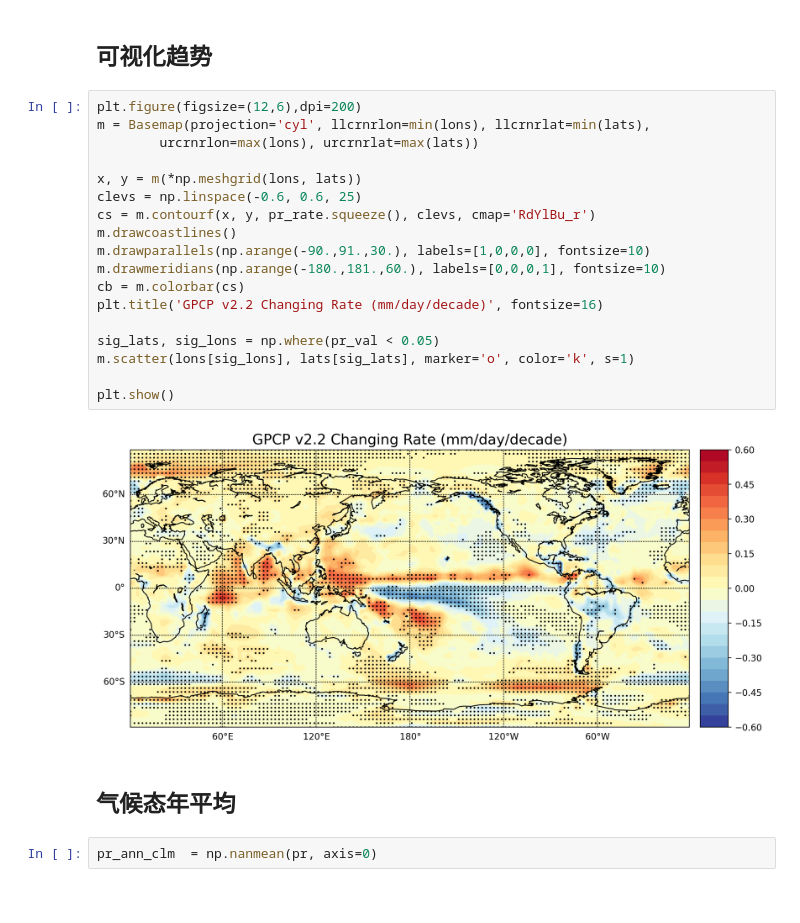
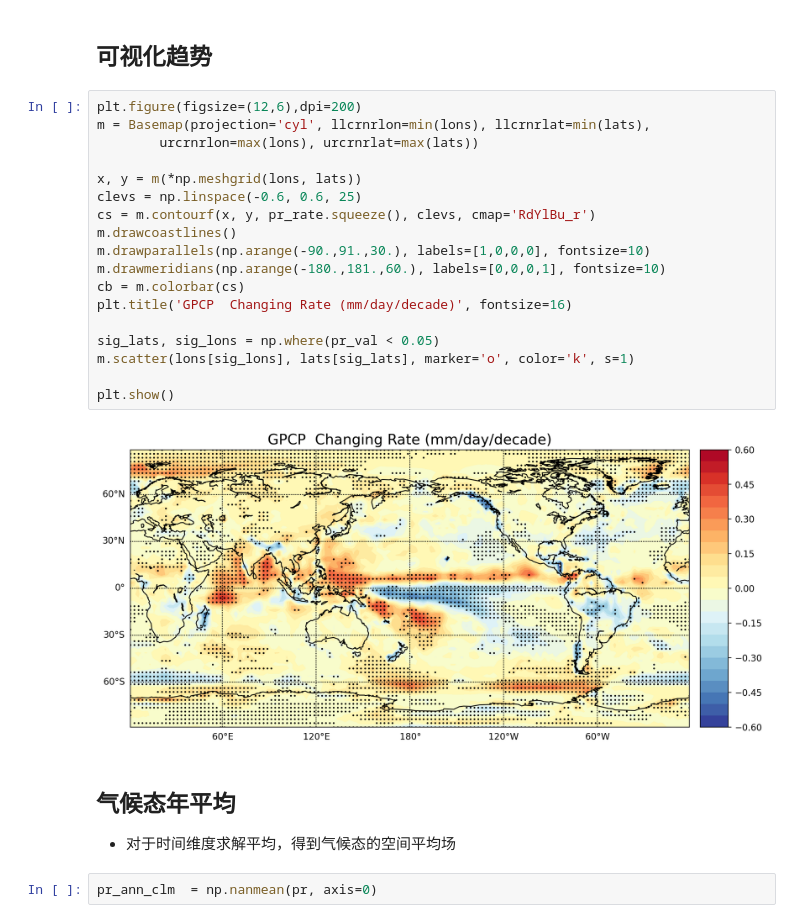
Before and after one commit to Blissful-Jasper/jianpu_record, a Jupyter notebook: Python-GPCP-趋势分析.ipynb, the cells around one changed output. Drawn from its saved outputs; the diff is of its cells as text.

```diff
--- a/Python-GPCP-趋势分析.ipynb
+++ b/Python-GPCP-趋势分析.ipynb
@@ -147,25 +167,27 @@ pr_rate.shape
 # %%
 plt.figure(figsize=(12,6),dpi=200)
 m = Basemap(projection='cyl', llcrnrlon=min(lons), llcrnrlat=min(lats),
         urcrnrlon=max(lons), urcrnrlat=max(lats))
 
 x, y = m(*np.meshgrid(lons, lats))
 clevs = np.linspace(-0.6, 0.6, 25)
 cs = m.contourf(x, y, pr_rate.squeeze(), clevs, cmap='RdYlBu_r')
 m.drawcoastlines()
 m.drawparallels(np.arange(-90.,91.,30.), labels=[1,0,0,0], fontsize=10)
 m.drawmeridians(np.arange(-180.,181.,60.), labels=[0,0,0,1], fontsize=10)
 cb = m.colorbar(cs)
-plt.title('GPCP v2.2 Changing Rate (mm/day/decade)', fontsize=16)
+plt.title('GPCP  Changing Rate (mm/day/decade)', fontsize=16)
 
 sig_lats, sig_lons = np.where(pr_val < 0.05)
 m.scatter(lons[sig_lons], lats[sig_lats], marker='o', color='k', s=1)
 
 plt.show()
 # %% [output]
-[figure, old version]
+[figure, new version]
 # %% [markdown]
 ## 气候态年平均
+
+- 对于时间维度求解平均，得到气候态的空间平均场
 # %%
 pr_ann_clm  = np.nanmean(pr, axis=0)
 # %%
```
Also changed, not shown: parts of 9 cells of this notebook.
